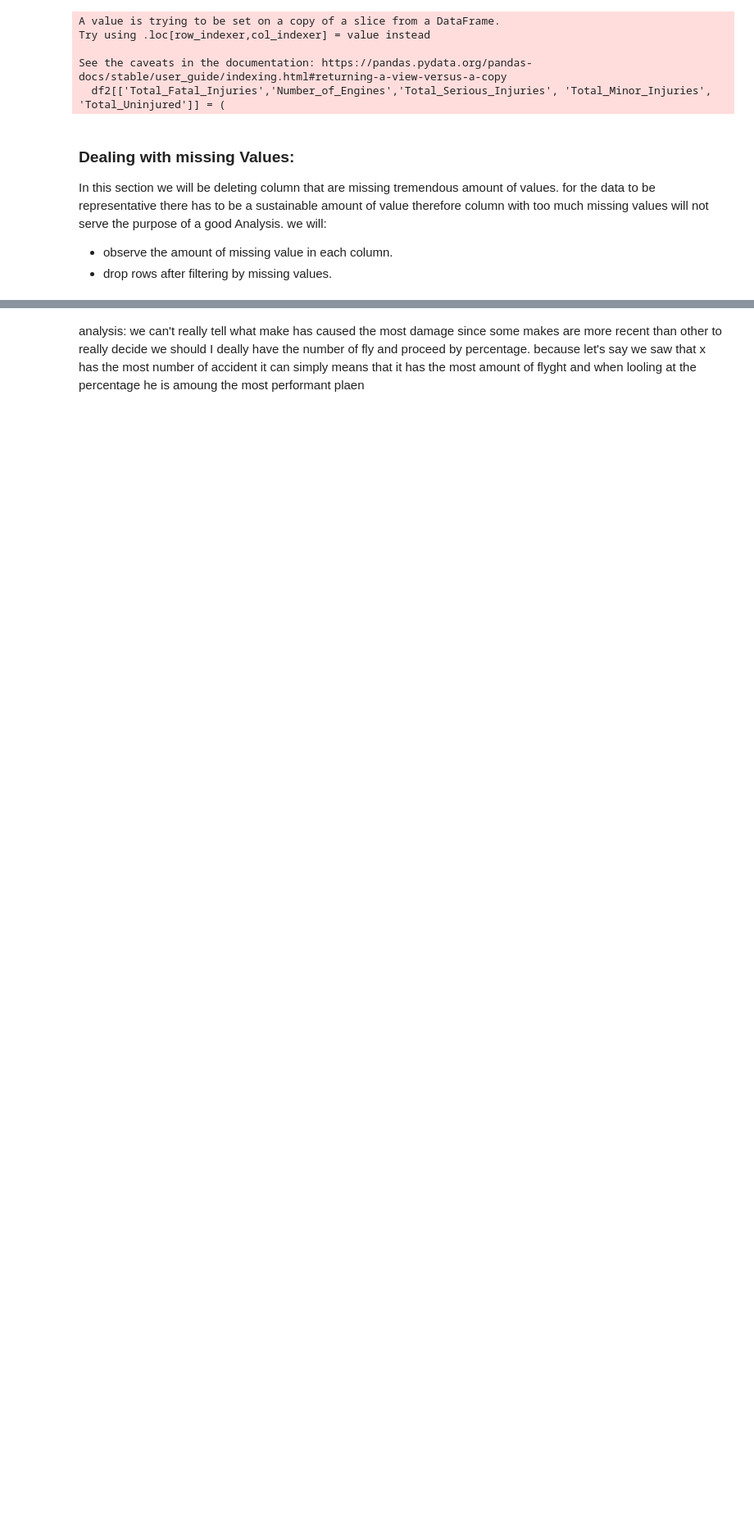
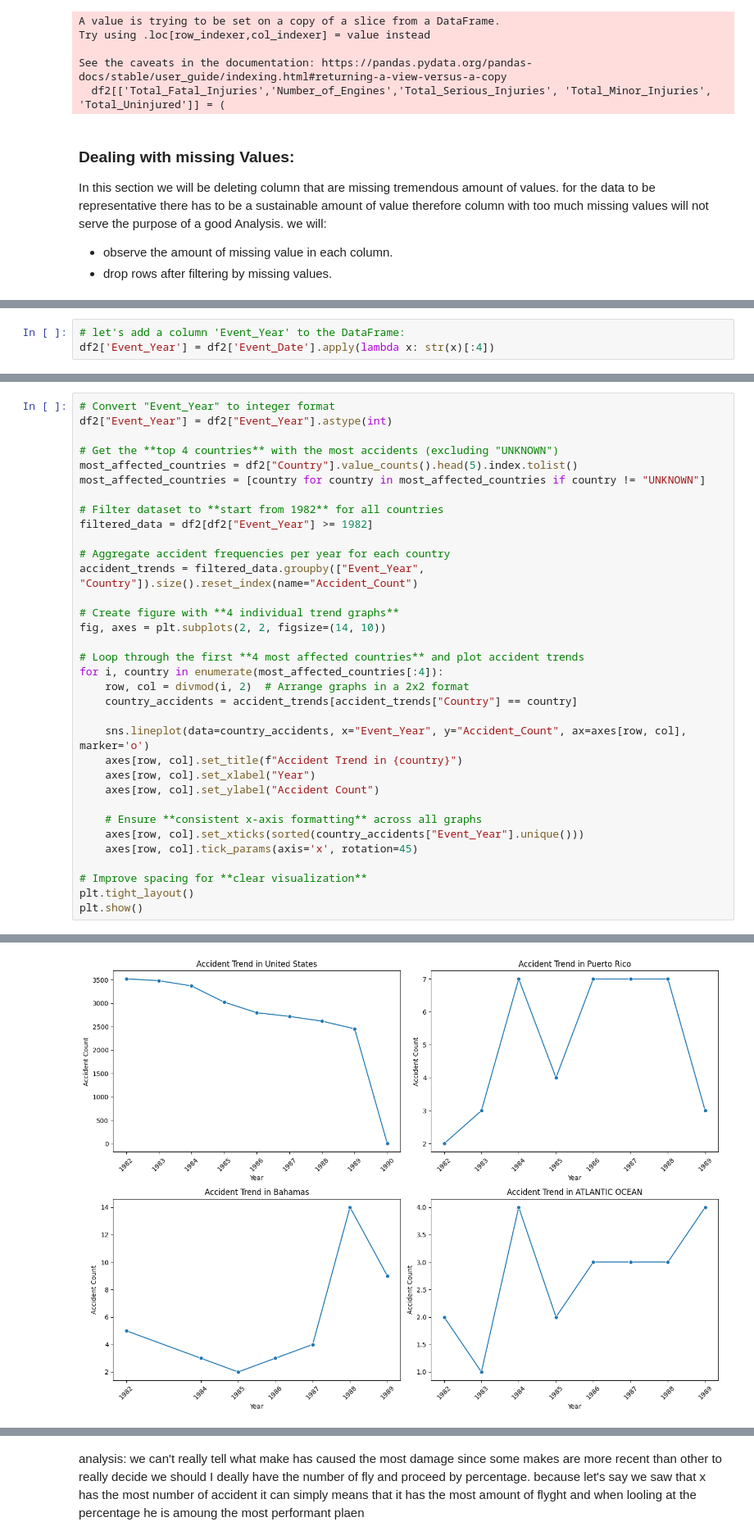
Before and after one commit to Haender-Michael/Haender_practice, a Jupyter notebook: Copie_de_Copie_de_Untitled1.ipynb, the cells around one changed output, grey strips where cells are left out. Shown: that part at 82% size. Saved outputs shown, nothing was run; the diff lists cells and outputs as text; blank space fills up the shorter version.

```diff
--- a/Copie_de_Copie_de_Untitled1.ipynb
+++ b/Copie_de_Copie_de_Untitled1.ipynb
@@ -362,0 +377,3 @@ np.int64(87951)
+# %%
+# let's add a column 'Event_Year' to the DataFrame:
+df2['Event_Year'] = df2['Event_Date'].apply(lambda x: str(x)[:4])
@@ -362,0 +386,35 @@ np.int64(87951)
+# %%
+# Convert "Event_Year" to integer format
+df2["Event_Year"] = df2["Event_Year"].astype(int)
+
+# Get the **top 4 countries** with the most accidents (excluding "UNKNOWN")
+most_affected_countries = df2["Country"].value_counts().head(5).index.tolist()
+most_affected_countries = [country for country in most_affected_countries if country != "UNKNOWN"]
+
+# Filter dataset to **start from 1982** for all countries
+filtered_data = df2[df2["Event_Year"] >= 1982]
+
+# Aggregate accident frequencies per year for each country
+accident_trends = filtered_data.groupby(["Event_Year", "Country"]).size().reset_index(name="Accident_Count")
+
+# Create figure with **4 individual trend graphs**
+fig, axes = plt.subplots(2, 2, figsize=(14, 10))
+
+# Loop through the first **4 most affected countries** and plot accident trends
+for i, country in enumerate(most_affected_countries[:4]):
+    row, col = divmod(i, 2)  # Arrange graphs in a 2x2 format
+    country_accidents = accident_trends[accident_trends["Country"] == country]
+
+    sns.lineplot(data=country_accidents, x="Event_Year", y="Accident_Count", ax=axes[row, col], marker='o')
+    axes[row, col].set_title(f"Accident Trend in {country}")
+    axes[row, col].set_xlabel("Year")
+    axes[row, col].set_ylabel("Accident Count")
+
+    # Ensure **consistent x-axis formatting** across all graphs
+    axes[row, col].set_xticks(sorted(country_accidents["Event_Year"].unique()))
+    axes[row, col].tick_params(axis='x', rotation=45)
+
+# Improve spacing for **clear visualization**
+plt.tight_layout()
+plt.show()
+# %% [output]
@@ -362,0 +426 @@ np.int64(87951)
+[figure, added]
```
Also changed, not shown: parts of 37 cells of this notebook.
